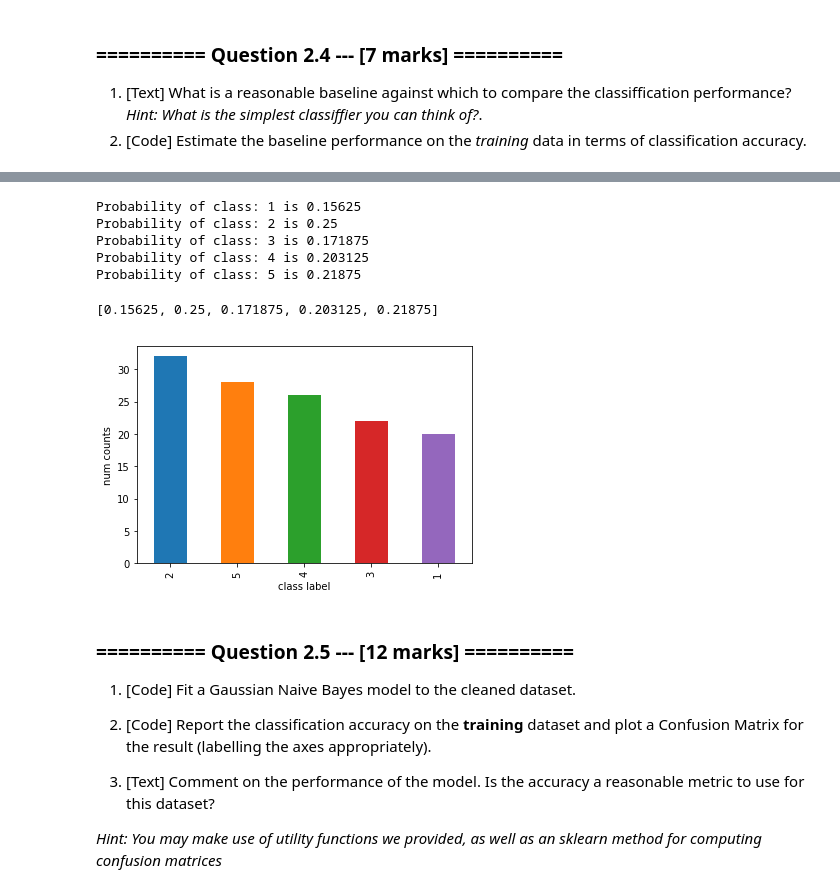
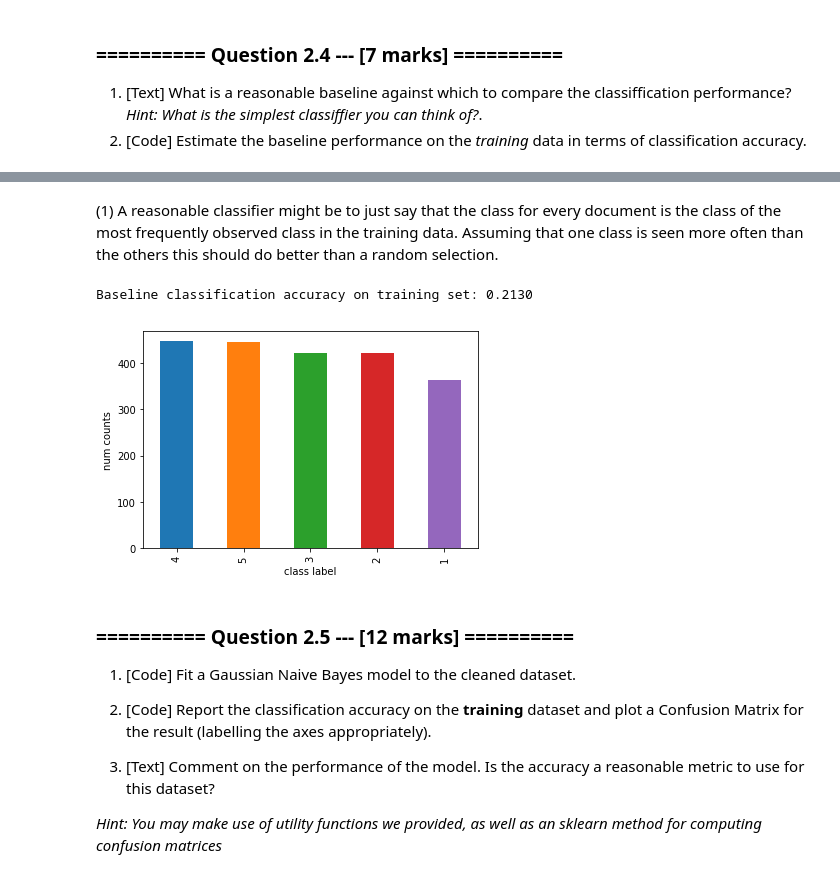
Before and after one commit to RJHughes/ML18, a Jupyter notebook: Assignments/01_Analysis.ipynb, the cells around one changed output, grey strips where cells are left out. Cells and saved outputs as stored; diff of their text form; code cells hidden in the pictures.

```diff
--- a/Assignments/01_Analysis.ipynb
+++ b/Assignments/01_Analysis.ipynb
@@ -434,24 +456,61 @@ plt.plot([1, 5], [1, 5], color='r', linestyle='-', linewidth=1)
-# %%
-news_test['class'].value_counts().plot(kind='bar')
-plt.xlabel('class label')
-plt.ylabel('num counts')
-
-instance_counts = news_test['class'].value_counts()
-class_probs = instance_counts/instance_counts.sum()
-
-# We can create the prior list at the same time as printing the probabilities
-prior_list = []
-for x in range(1,6):
-    print('Probability of class: ' + str(x) + ' is ' + str(class_probs[x]) )
-    prior_list.append(class_probs[x])
-# %% [output]
-Probability of class: 1 is 0.15625
-Probability of class: 2 is 0.25
-Probability of class: 3 is 0.171875
-Probability of class: 4 is 0.203125
-Probability of class: 5 is 0.21875
-[0.15625, 0.25, 0.171875, 0.203125, 0.21875]
-[figure, removed]
+# %% [markdown]
+(1) A reasonable classifier might be to just say that the class for every document is the class of the most frequently observed class in the training data. Assuming that one class is seen more often than the others this should do better than a random selection.
+# %%
+class Baseline(object):
+    """ A class to model the dumb baseline classifier """
+
+    most_likely_class = None
+    class_probs = []
+
+    def fit(self, y_train):
+        """ Fit the training data to train the baseline model"""
+
+        # Get the number of counts of each class
+        instance_counts = y_train.value_counts()
+
+        # Get the probability of each class being selected
+        self.class_probs = instance_counts/instance_counts.sum()
+
+        # Get the index of the most likely class
+        most_likely_class_index = np.argmax(self.class_probs.values)
+
+        # Get the name of the most likely class (must be numeric)
+        self.most_likely_class = self.class_probs.keys()[most_likely_class_index]
+
+    def predict(self, x):
+        """ Return a prediction array using the most likely class.
+            The size of the array is the same as the number of samples
+            in the x variable"""
+
+        y = np.ones([len(x),])*self.most_likely_class
+        return y
+
+    def score(self, y_true,y_predict):
+        """ Compute accuracy based on the true values"""
+
+        truth_array = (y_true-y_predict == 0).value_counts()
+        score = truth_array[True]/(truth_array[True]+truth_array[False])
+        return score
+
+
+y_train =  news_train['class']
+x_train =  news_train.drop(columns='class')
+
+# Train and score the baseline
+bl = Baseline()
+bl.fit(y_train)
+y_predict_baseline = bl.predict(x_train)
+bl_score = bl.score(y_train, y_predict_baseline)
+
+print('Baseline classification accuracy on training set: {0:.4f}'.format(bl_score))
+
+y_train.value_counts().plot(kind='bar')
+plt.xlabel('class label')
+plt.ylabel('num counts')
+plt.show()
+# %% [output]
+Baseline classification accuracy on training set: 0.2130
+[figure, added]
 # %% [markdown]
 <a id='question_2_5'></a>
 ### ========== Question 2.5 --- [12 marks] ==========
```
Also changed, not shown: parts of 19 cells of this notebook.
